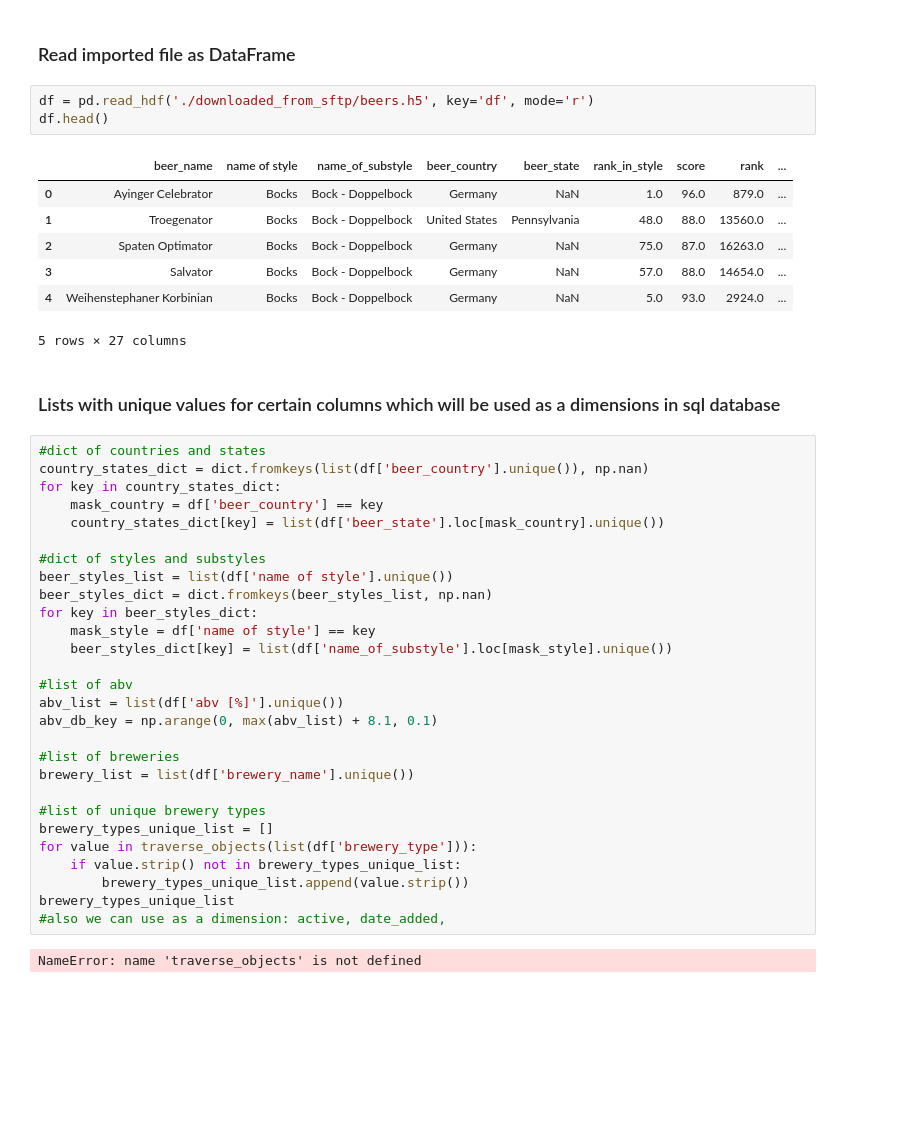
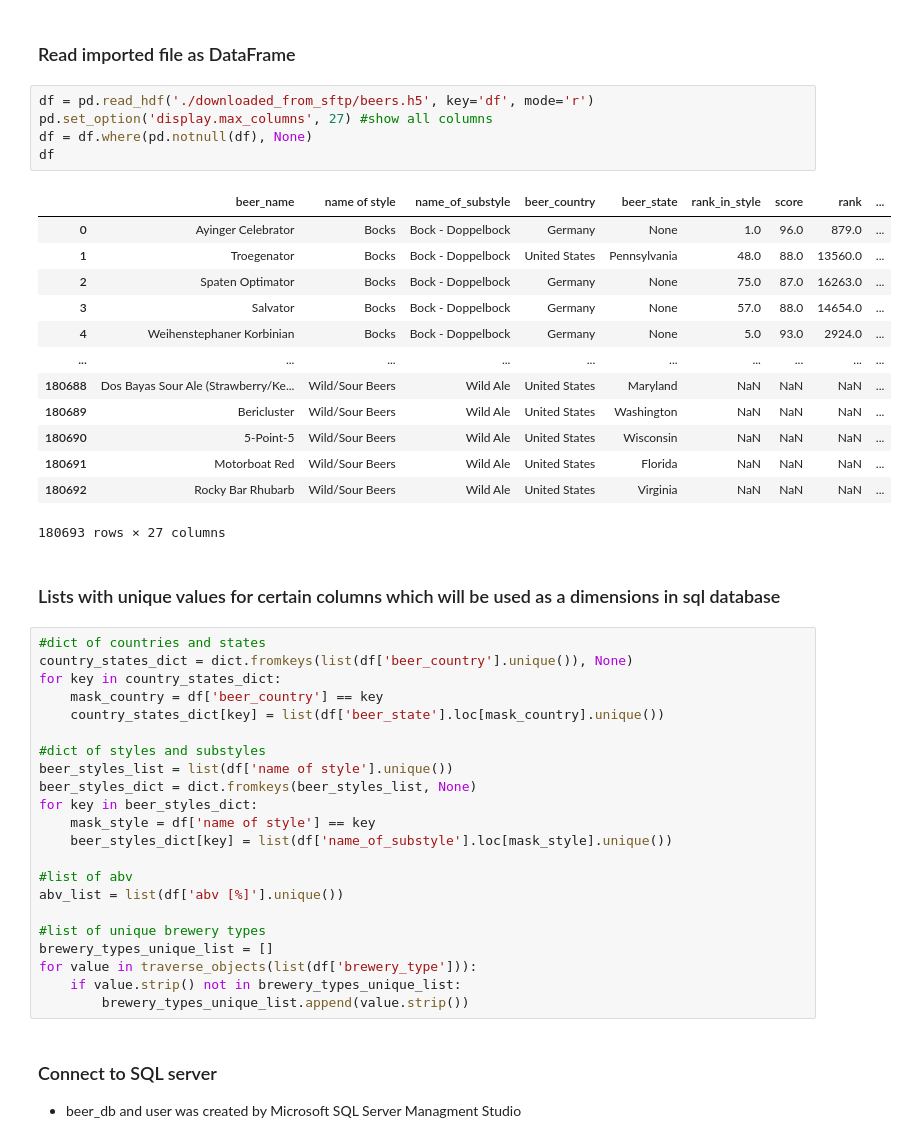
Before and after one commit to wjudt/projects_repo, a Jupyter notebook: beer_ranking_web_scraping/SQL_database_preparation.ipynb, the cells around one changed output. Saved outputs shown, nothing was run; the diff lists cells and outputs as text; blank space fills up the shorter version.

Commit message:
corrections in data cleaning, preparing dimension tables

```diff
--- a/beer_ranking_web_scraping/SQL_database_preparation.ipynb
+++ b/beer_ranking_web_scraping/SQL_database_preparation.ipynb
@@ -46,44 +64,47 @@ File "beers.h5" downloaded correctly
 ### Read imported file as DataFrame
 # %%
 df = pd.read_hdf('./downloaded_from_sftp/beers.h5', key='df', mode='r')
-df.head()
+pd.set_option('display.max_columns', 27) #show all columns
+df = df.where(pd.notnull(df), None)
+df
 # %% [output]
 |  | beer_name | name of style | name_of_substyle | beer_country | beer_state | rank_in_style | score | rank | ... |
-| 0 | Ayinger Celebrator | Bocks | Bock - Doppelbock | Germany | NaN | 1.0 | 96.0 | 879.0 | ... |
+| 0 | Ayinger Celebrator | Bocks | Bock - Doppelbock | Germany | None | 1.0 | 96.0 | 879.0 | ... |
 | 1 | Troegenator | Bocks | Bock - Doppelbock | United States | Pennsylvania | 48.0 | 88.0 | 13560.0 | ... |
-| 2 | Spaten Optimator | Bocks | Bock - Doppelbock | Germany | NaN | 75.0 | 87.0 | 16263.0 | ... |
-| 3 | Salvator | Bocks | Bock - Doppelbock | Germany | NaN | 57.0 | 88.0 | 14654.0 | ... |
-| 4 | Weihenstephaner Korbinian | Bocks | Bock - Doppelbock | Germany | NaN | 5.0 | 93.0 | 2924.0 | ... |
+| 2 | Spaten Optimator | Bocks | Bock - Doppelbock | Germany | None | 75.0 | 87.0 | 16263.0 | ... |
+| 3 | Salvator | Bocks | Bock - Doppelbock | Germany | None | 57.0 | 88.0 | 14654.0 | ... |
+| 4 | Weihenstephaner Korbinian | Bocks | Bock - Doppelbock | Germany | None | 5.0 | 93.0 | 2924.0 | ... |
+| ... | ... | ... | ... | ... | ... | ... | ... | ... | ... |
+| 180688 | Dos Bayas Sour Ale (Strawberry/Ke... | Wild/Sour Beers | Wild Ale | United States | Maryland | NaN | NaN | NaN | ... |
+| 180689 | Bericluster | Wild/Sour Beers | Wild Ale | United States | Washington | NaN | NaN | NaN | ... |
+| 180690 | 5-Point-5 | Wild/Sour Beers | Wild Ale | United States | Wisconsin | NaN | NaN | NaN | ... |
+| 180691 | Motorboat Red | Wild/Sour Beers | Wild Ale | United States | Florida | NaN | NaN | NaN | ... |
+| 180692 | Rocky Bar Rhubarb | Wild/Sour Beers | Wild Ale | United States | Virginia | NaN | NaN | NaN | ... |
-5 rows × 27 columns
+180693 rows × 27 columns
 # %% [markdown]
 ### Lists with unique values for certain columns which will be used as a dimensions in sql database
 # %%
 #dict of countries and states
-country_states_dict = dict.fromkeys(list(df['beer_country'].unique()), np.nan)
+country_states_dict = dict.fromkeys(list(df['beer_country'].unique()), None)
 for key in country_states_dict:
     mask_country = df['beer_country'] == key
     country_states_dict[key] = list(df['beer_state'].loc[mask_country].unique())
 
 #dict of styles and substyles
 beer_styles_list = list(df['name of style'].unique())
-beer_styles_dict = dict.fromkeys(beer_styles_list, np.nan)
+beer_styles_dict = dict.fromkeys(beer_styles_list, None)
 for key in beer_styles_dict:
     mask_style = df['name of style'] == key
     beer_styles_dict[key] = list(df['name_of_substyle'].loc[mask_style].unique())
 
 #list of abv
 abv_list = list(df['abv [%]'].unique())
-abv_db_key = np.arange(0, max(abv_list) + 8.1, 0.1)
-
-#list of breweries
-brewery_list = list(df['brewery_name'].unique())
 
 #list of unique brewery types
 brewery_types_unique_list = []
 for value in traverse_objects(list(df['brewery_type'])):
     if value.strip() not in brewery_types_unique_list:
         brewery_types_unique_list.append(value.strip())
-brewery_types_unique_list
-#also we can use as a dimension: active, date_added,
-# %% [output]
-NameError: name 'traverse_objects' is not defined
+# %% [markdown]
+### Connect to SQL server
+- beer_db and user was created by Microsoft SQL Server Managment Studio
```
Also changed, not shown: parts of 28 cells of this notebook, 6 other files.
